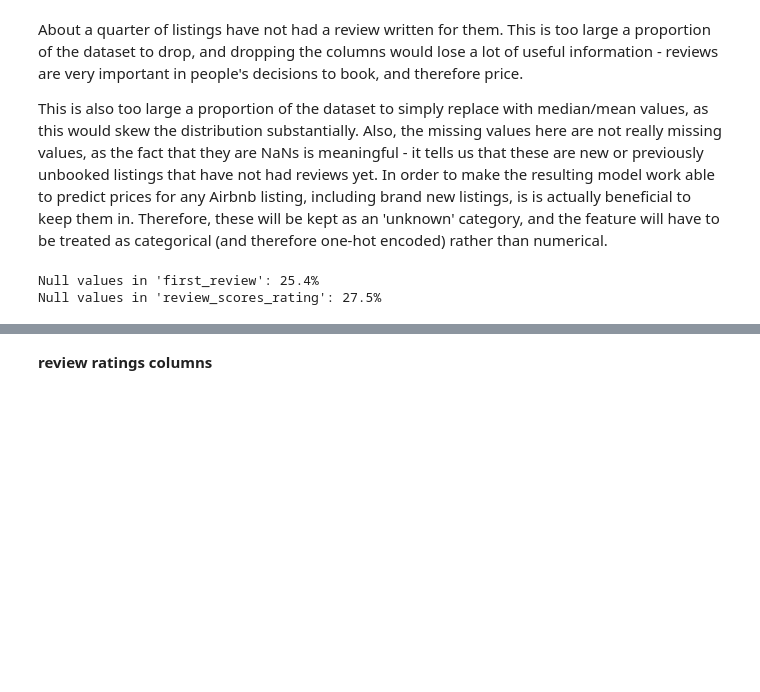
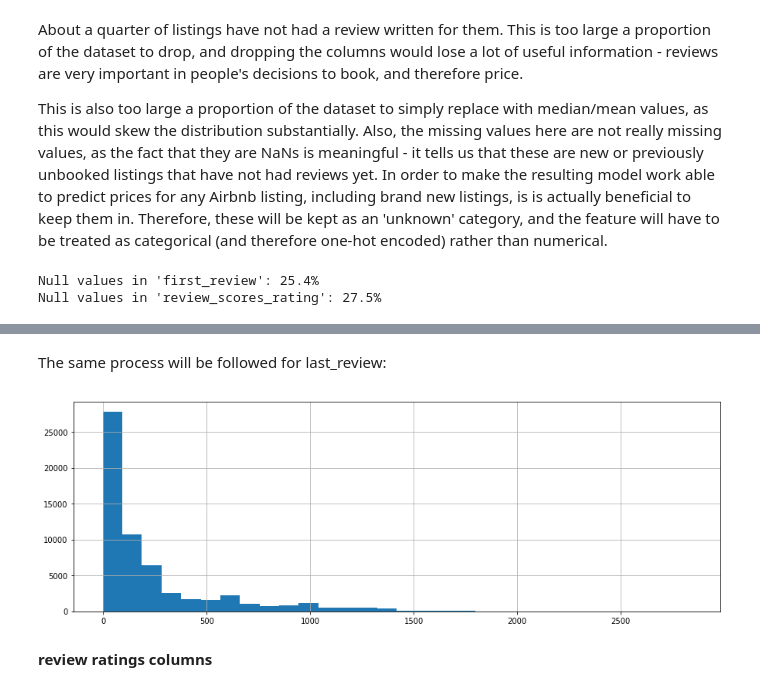
Before and after one commit to cbuie/Airbnb-neural-network-price-prediction, a Jupyter notebook: Airbnb-price-prediction.ipynb, the cells around one changed output, grey strips where cells are left out. Drawn from its saved outputs; the diff is of its cells as text; code cells hidden in the pictures; blank space fills up the shorter version.

```diff
--- a/Airbnb-price-prediction.ipynb
+++ b/Airbnb-price-prediction.ipynb
@@ -674,0 +608,2 @@ If no reviews then...? Keep as unknown category and use as categorical instead o
+# %% [markdown]
+The same process will be followed for last_review:
@@ -674,0 +615,5 @@ If no reviews then...? Keep as unknown category and use as categorical instead o
+# %%
+# Distribution of the number of days since last review
+df.time_since_last_review.hist(figsize=(15,5), bins=30);
+# %% [output]
+[figure, added]
```
Also changed, not shown: parts of 59 cells of this notebook, 2 other files.
